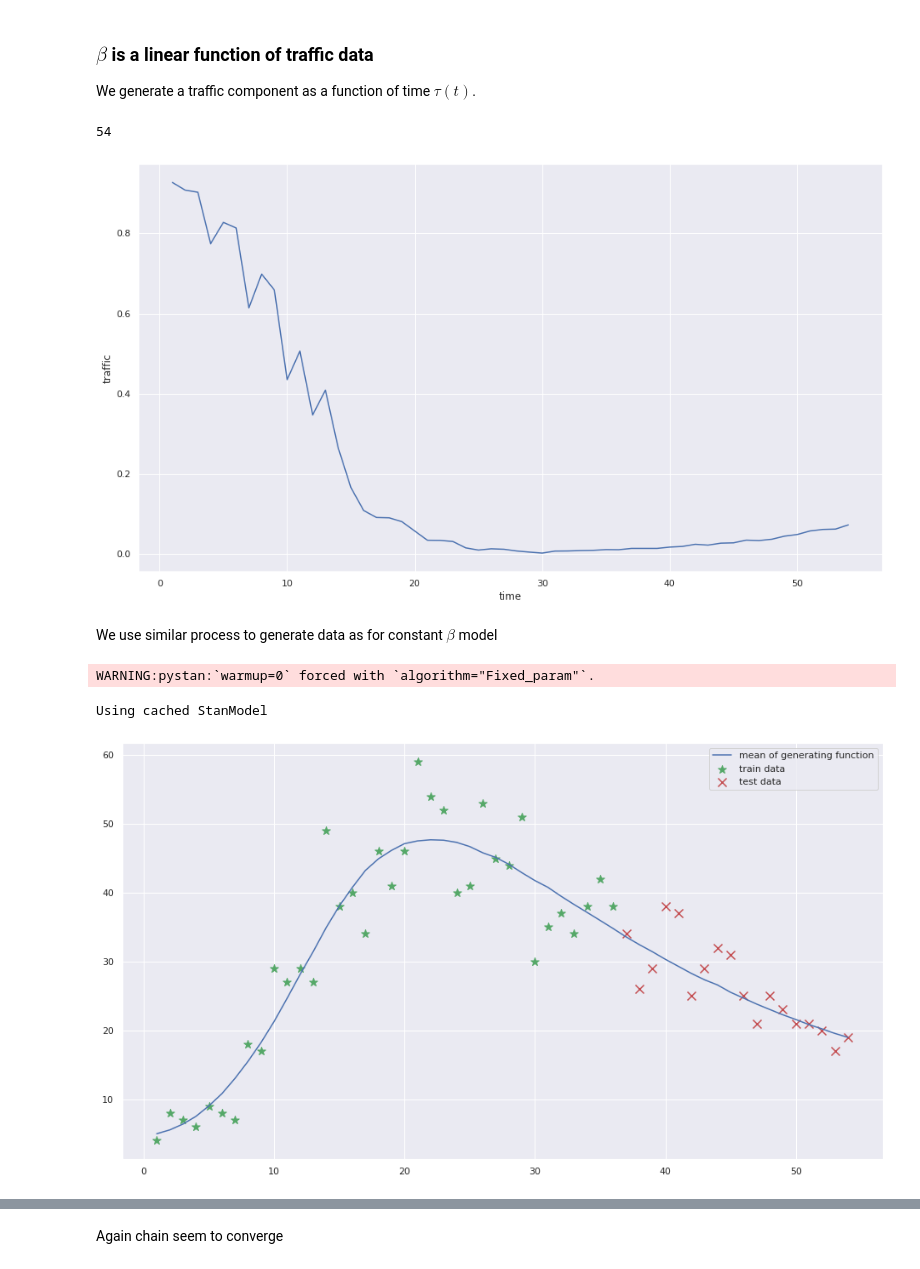
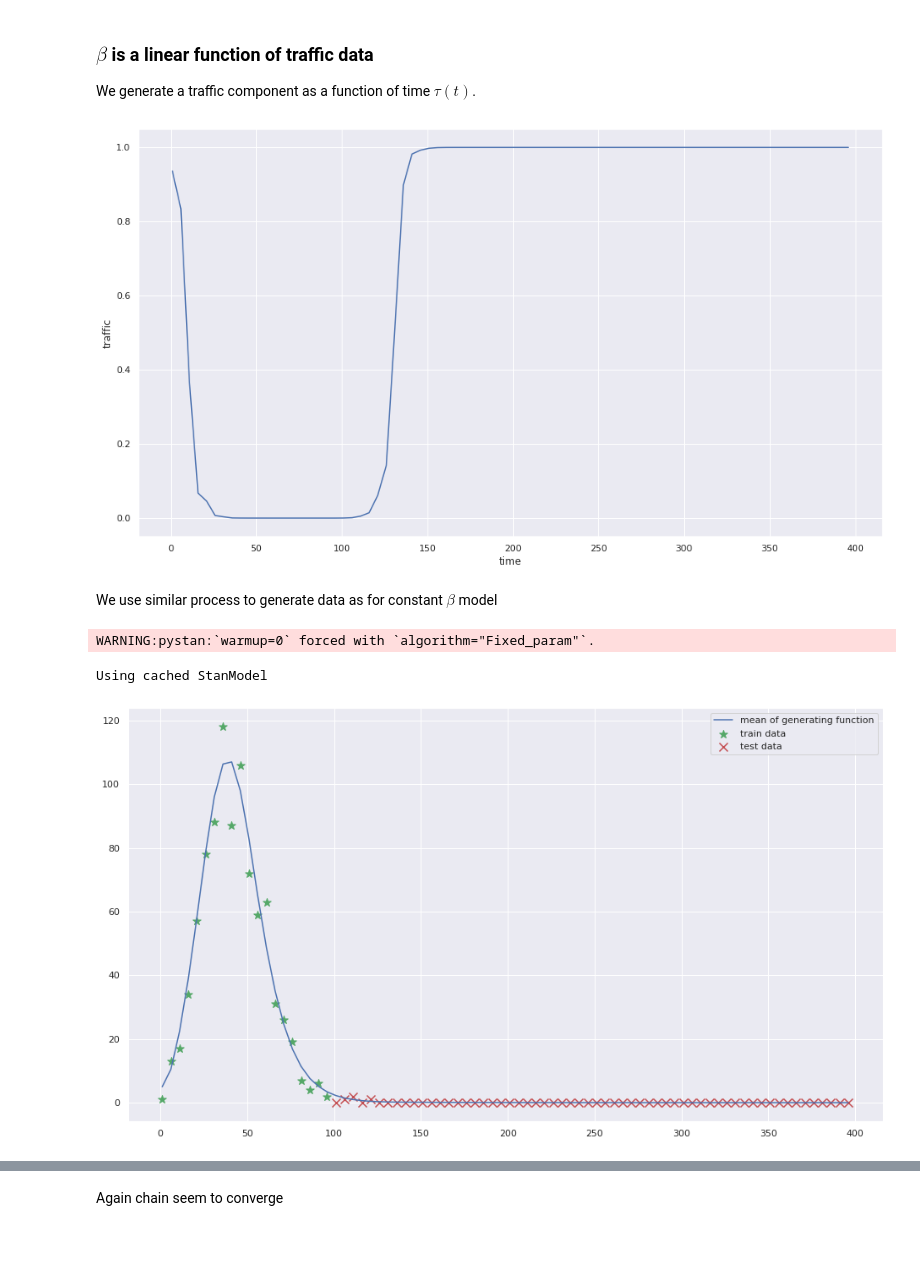
Before and after one commit to tommi-grohn/Corona_Bayesian, a Jupyter notebook: Project_Corona.ipynb, the cells around one changed output, grey strips where cells are left out. Saved outputs shown, nothing was run; the diff lists cells and outputs as text; code cells hidden in the pictures; blank space fills up the shorter version.

```diff
--- a/Project_Corona.ipynb
+++ b/Project_Corona.ipynb
@@ -89,7 +94,7 @@ observations_start_date = datetime.datetime(2020, 2, 1, 0, 0)
 observations_end_date = datetime.datetime(2020, 12, 5, 0, 0)
 
 # However, the data analysis of this notebook concentrates on autumn months, i.e. on so called tail
-tail_start_date = datetime.datetime(2020, 8, 1, 0, 0)
+tail_start_date = datetime.datetime(2020, 3, 1, 0, 0)
 
 
 #############################################################################
@@ -107,7 +112,7 @@ w = 7
 d = 5
 
 # Analysed weeks
-weeks_analysed = 18
+weeks_analysed = 40
 
 
 #############################################################################
@@ -969,8 +934,8 @@ Data and parameters are given as a data. Distribution of deaths is assumed to be
 # %%
 # Boilerplate data for model testing
 
-ts = np.array(list(range(1, 1+3*weeks_analysed)))
-n_training_simulation = 3*weeks_analysed
+ts = np.array(list(range(1, 1+5*weeks_analysed)))[::5]
+n_training_simulation = int(weeks_analysed/2)
 N = int(5e6)
 total_deaths_0 = 20
 new_deaths_1 = 5
@@ -986,13 +951,13 @@ alpha = 0.01
 y0 = initial_guess(N, total_deaths_0, new_deaths_1)
 
 seapir_data = {
-    "prior_means":[0,0],
-    "prior_stds":[1,2],
+    "prior_means":0,
+    "prior_stds":100,
     "n_training": n_training_simulation,
     "n_tcomponents": 0,
     "y0": y0,
     "t0": t0,
-    "t_training": ts,
+    "t_training": ts[:n_training_simulation],
     "N": N,
     "D_e": D_e,
     "D_i": D_i,
@@ -1121,38 +1073,39 @@ def traffic_component_gen(t, shape, loc, floor, inversed=False):
     sigmoid = sigmoid * floor + (1 - floor)
     return sigmoid
 
-traffic = np.concatenate([traffic_component_gen(ts[:30], 0.3, 10, 1, True), traffic_component_gen(ts[30:], 0.1, 80, 1, False)])
+traffic = np.concatenate([traffic_component_gen(ts[:20], 0.3, 10, 1, True), traffic_component_gen(ts[20:], 0.3, 130, 1, False)])
 ts = ts
 traffic = traffic
-print(len(ts))
 plt.figure(figsize=(16,9))
 plt.plot(ts, traffic)
 plt.xlabel("time")
 plt.ylabel("traffic")
 plt.show()
 # %% [output]
-54
-[figure, old version]
+[figure, new version]
 # %% [markdown]
 We use similar process to generate data as for constant $\beta$ model
 # %%
+n_train = 20
 generating_data = seapir_data.copy()
 generating_data['y0'] = initial_guess(N, 100, 20)
+generating_data['n_training'] = len(traffic)
+generating_data['t_training'] = ts
 generating_data['traffic'] = traffic.reshape(-1, 1)
-generating_data['traffic_coeff'] = np.array([0.2, 0.6])
+generating_data['traffic_coeff'] = np.array([0.3, 0.4])
 generating_data["n_tcomponents"] = 1
 sm_generator = stan_utils.StanModel_cache("./seapir_simulator.stan")
 gen_fit = sm_generator.sampling(generating_data, algorithm="Fixed_param", seed=seed)
 samples = gen_fit.extract(permuted=True)
 sampled_deaths = samples['deaths'][0].astype(int)
 plt.figure(figsize=(16,9))
 plt.scatter(ts[:n_train], sampled_deaths[:n_train], c='g', marker='*', s=100, label="train data")
 plt.scatter(ts[n_train:], sampled_deaths[n_train:], c='r', marker='x', s=100, label="test data")
 plt.plot(ts, np.mean(samples['deaths'], axis=0), label="mean of generating function")
 plt.legend()
 plt.show()
 # %% [output]
 WARNING:pystan:`warmup=0` forced with `algorithm="Fixed_param"`.
 Using cached StanModel
-[figure, old version]
+[figure, new version]
 # %%
```
Also changed, not shown: parts of 32 cells of this notebook, 3 other files.
